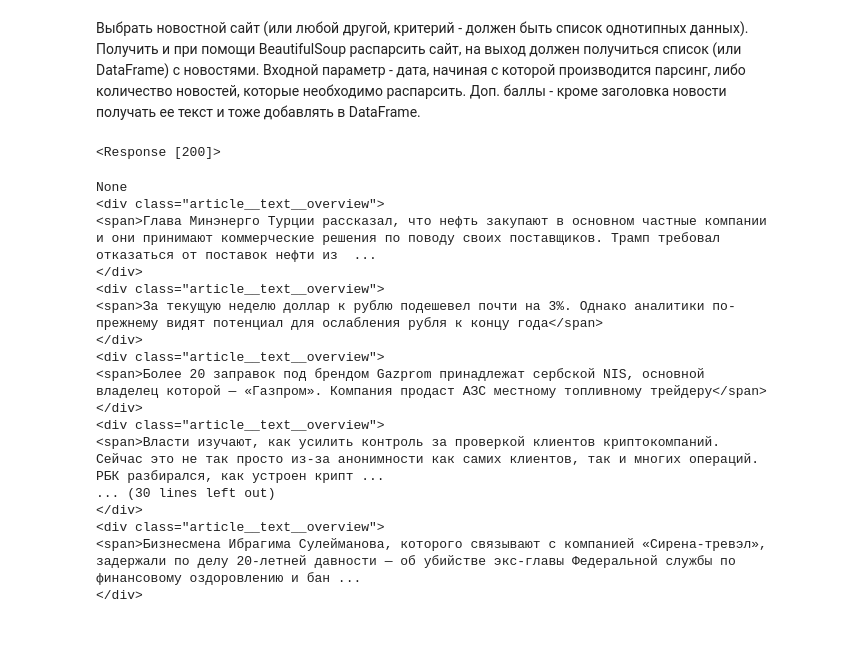
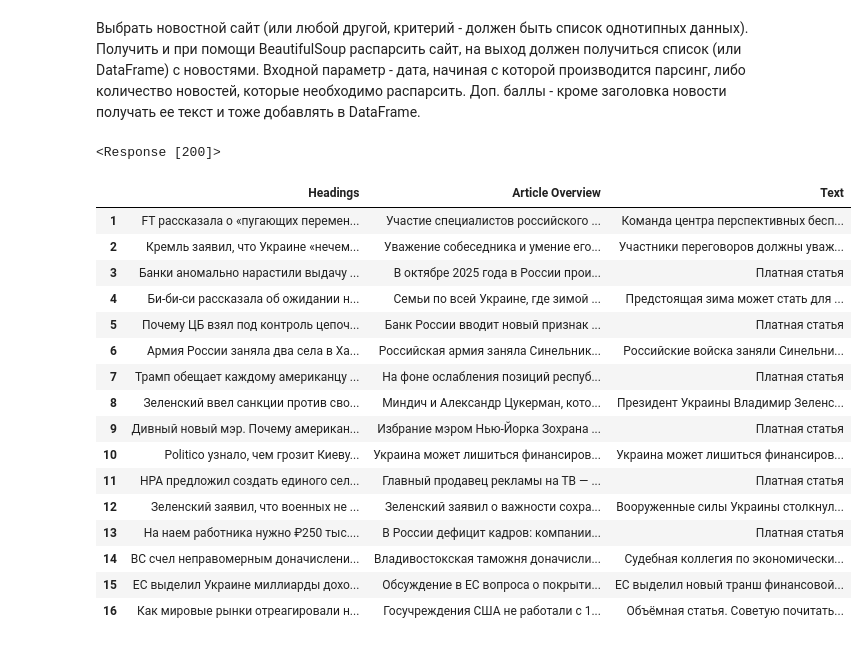
Before and after one commit to Taniriya/python-ml-labs, a Jupyter notebook: lab2_parcing.ipynb, the cells around one changed output. Saved outputs shown, nothing was run; the diff lists cells and outputs as text; code cells hidden in the pictures.

```diff
--- a/lab2_parcing.ipynb
+++ b/lab2_parcing.ipynb
@@ -6,39 +6,51 @@
 # %%
 from bs4 import BeautifulSoup
 import requests
 import pandas as pd
 
 
-df = pd.DataFrame(columns=('Headings', 'Text'))
+df = pd.DataFrame(columns=('Headings', 'Article Overview', 'Text'))
 url = 'https://www.rbc.ru/'
 response = requests.get(url)
 print(response)
 bs = BeautifulSoup(response.text, "html.parser")
-news_headings = bs.findAll('a', class_='main__feed__link js-yandex-counter js-visited', href=True)
+news_headings = bs.find_all('a', class_="main__feed__link js-yandex-counter js-rbcmetrika-counter js-visited")
 for i in range(len(news_headings)):
-  news_heading = news_headings[i].find('span', class_='g-inline-text-badges__text')
+  news_heading = news_headings[i].find('span', class_='g-inline-text-badges__text').get_text().strip()
   news_text_link = news_headings[i]['href']
   response = requests.get(news_text_link)
   news = BeautifulSoup(response.text, "html.parser")
-  news_text = news.find('div', class_='article__text__overview')
-  print(news_text)
-  """df.loc[i] = [new_heading, news_text]"""
+  try:
+    news_overview = news.find('div', class_='article__text__overview').get_text().strip()
+  except AttributeError:
+    news_overview = 'None'
+  news_text = ''
+  try:
+    news_texts = news.find('div', class_='article__text article__text_free').find_all('p')
+    for i in range(len(news_texts)):
+      news_text += news_texts[i].get_text() + ' '
+  except AttributeError:
+    news_text = f'Объёмная статья. Советую почитать по ссылке: {news_text_link}'
+  if news_text.strip() == '':
+    news_text = 'Платная статья'
+  df.loc[len(df) + 1] = [news_heading, news_overview, news_text]
+df
 # %% [output]
 <Response [200]>
-None
-<div class="article__text__overview">
-<span>Глава Минэнерго Турции рассказал, что нефть закупают в основном частные компании и они принимают коммерческие решения по поводу своих поставщиков. Трамп требовал отказаться от поставок нефти из  ...
-</div>
-<div class="article__text__overview">
-<span>За текущую неделю доллар к рублю подешевел почти на 3%. Однако аналитики по-прежнему видят потенциал для ослабления рубля к концу года</span>
-</div>
-<div class="article__text__overview">
-<span>Более 20 заправок под брендом Gazprom принадлежат сербской NIS, основной владелец которой — «Газпром». Компания продаст АЗС местному топливному трейдеру</span>
-</div>
-<div class="article__text__overview">
-<span>Власти изучают, как усилить контроль за проверкой клиентов криптокомпаний. Сейчас это не так просто из-за анонимности как самих клиентов, так и многих операций. РБК разбирался, как устроен крипт ...
-... (30 lines left out)
-</div>
-<div class="article__text__overview">
-<span>Бизнесмена Ибрагима Сулейманова, которого связывают с компанией «Сирена-тревэл», задержали по делу 20-летней давности — об убийстве экс-главы Федеральной службы по финансовому оздоровлению и бан ...
-</div>
+|  | Headings | Article Overview | Text |
+| 1 | FT рассказала о «пугающих перемен... | Участие специалистов российского ... | Команда центра перспективных бесп... |
+| 2 | Кремль заявил, что Украине «нечем... | Уважение собеседника и умение его... | Участники переговоров должны уваж... |
+| 3 | Банки аномально нарастили выдачу ... | В октябре 2025 года в России прои... | Платная статья |
+| 4 | Би-би-си рассказала об ожидании н... | Семьи по всей Украине, где зимой ... | Предстоящая зима может стать для ... |
+| 5 | Почему ЦБ взял под контроль цепоч... | Банк России вводит новый признак ... | Платная статья |
+| 6 | Армия России заняла два села в Ха... | Российская армия заняла Синельник... | Российские войска заняли Синельни... |
+| 7 | Трамп обещает каждому американцу ... | На фоне ослабления позиций респуб... | Платная статья |
+| 8 | Зеленский ввел санкции против сво... | Миндич и Александр Цукерман, кото... | Президент Украины Владимир Зеленс... |
+| 9 | Дивный новый мэр. Почему американ... | Избрание мэром Нью-Йорка Зохрана ... | Платная статья |
+| 10 | Politico узнало, чем грозит Киеву... | Украина может лишиться финансиров... | Украина может лишиться финансиров... |
+| 11 | НРА предложил создать единого сел... | Главный продавец рекламы на ТВ — ... | Платная статья |
+| 12 | Зеленский заявил, что военных не ... | Зеленский заявил о важности сохра... | Вооруженные силы Украины столкнул... |
+| 13 | На наем работника нужно ₽250 тыс.... | В России дефицит кадров: компании... | Платная статья |
+| 14 | ВС счел неправомерным доначислени... | Владивостокская таможня доначисли... | Судебная коллегия по экономически... |
+| 15 | ЕС выделил Украине миллиарды дохо... | Обсуждение в ЕС вопроса о покрыти... | ЕС выделил новый транш финансовой... |
+| 16 | Как мировые рынки отреагировали н... | Госучреждения США не работали с 1... | Объёмная статья. Советую почитать... |
```
Also changed, not shown: parts of 1 cell of this notebook.
